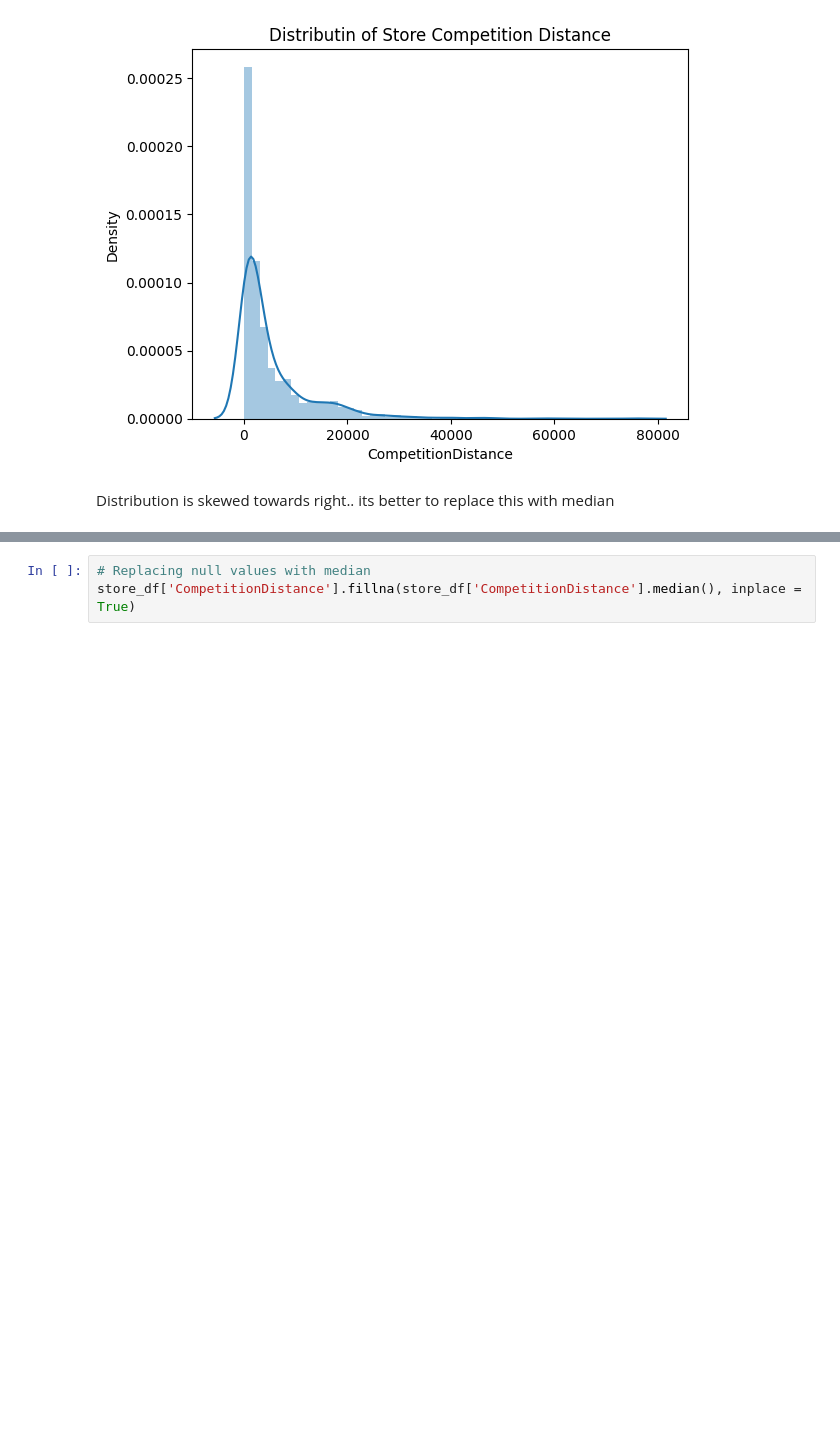
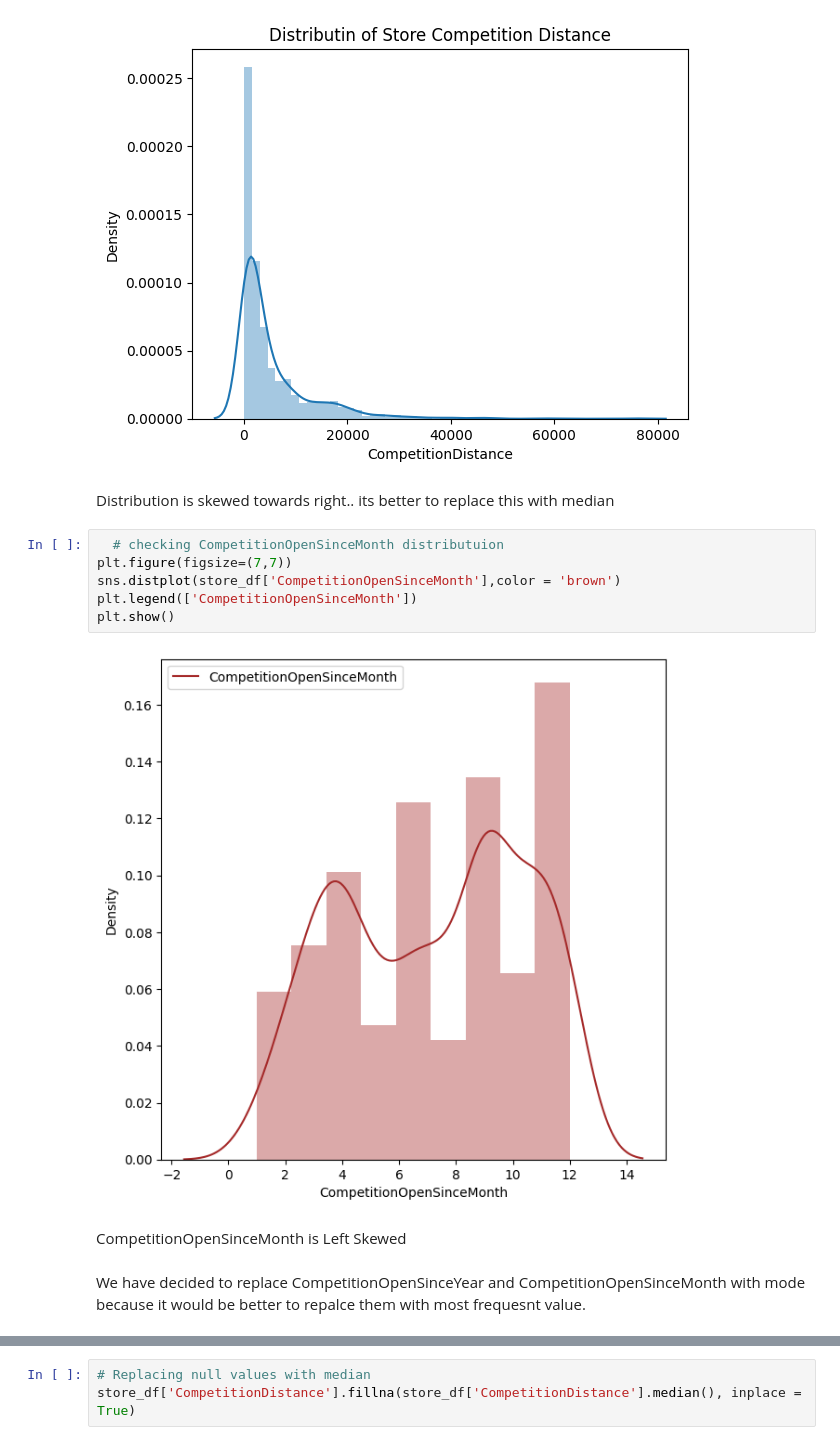
Before and after one commit to Koti-RK/Retail-Sales-Prediction, a Jupyter notebook: Retail_sales_prediction.ipynb, the cells around one changed output, grey strips where cells are left out. Cells and saved outputs as stored; diff of their text form; blank space fills up the shorter version.

```diff
--- a/Retail_sales_prediction.ipynb
+++ b/Retail_sales_prediction.ipynb
@@ -216,3 +209,15 @@ Text(0.5, 1.0, 'Distributin of Store Competition Distance')
 [figure]
 # %% [markdown]
 Distribution is skewed towards right.. its better to replace this with median
+# %%
+  # checking CompetitionOpenSinceMonth distributuion
+plt.figure(figsize=(7,7))
+sns.distplot(store_df['CompetitionOpenSinceMonth'],color = 'brown')
+plt.legend(['CompetitionOpenSinceMonth'])
+plt.show()
+# %% [output]
+[figure, added]
+# %% [markdown]
+CompetitionOpenSinceMonth is Left Skewed
+# %% [markdown]
+We have decided to replace CompetitionOpenSinceYear and CompetitionOpenSinceMonth with mode because it would be better to repalce them with most frequesnt value.
```
Also changed, not shown: parts of 29 cells of this notebook.
